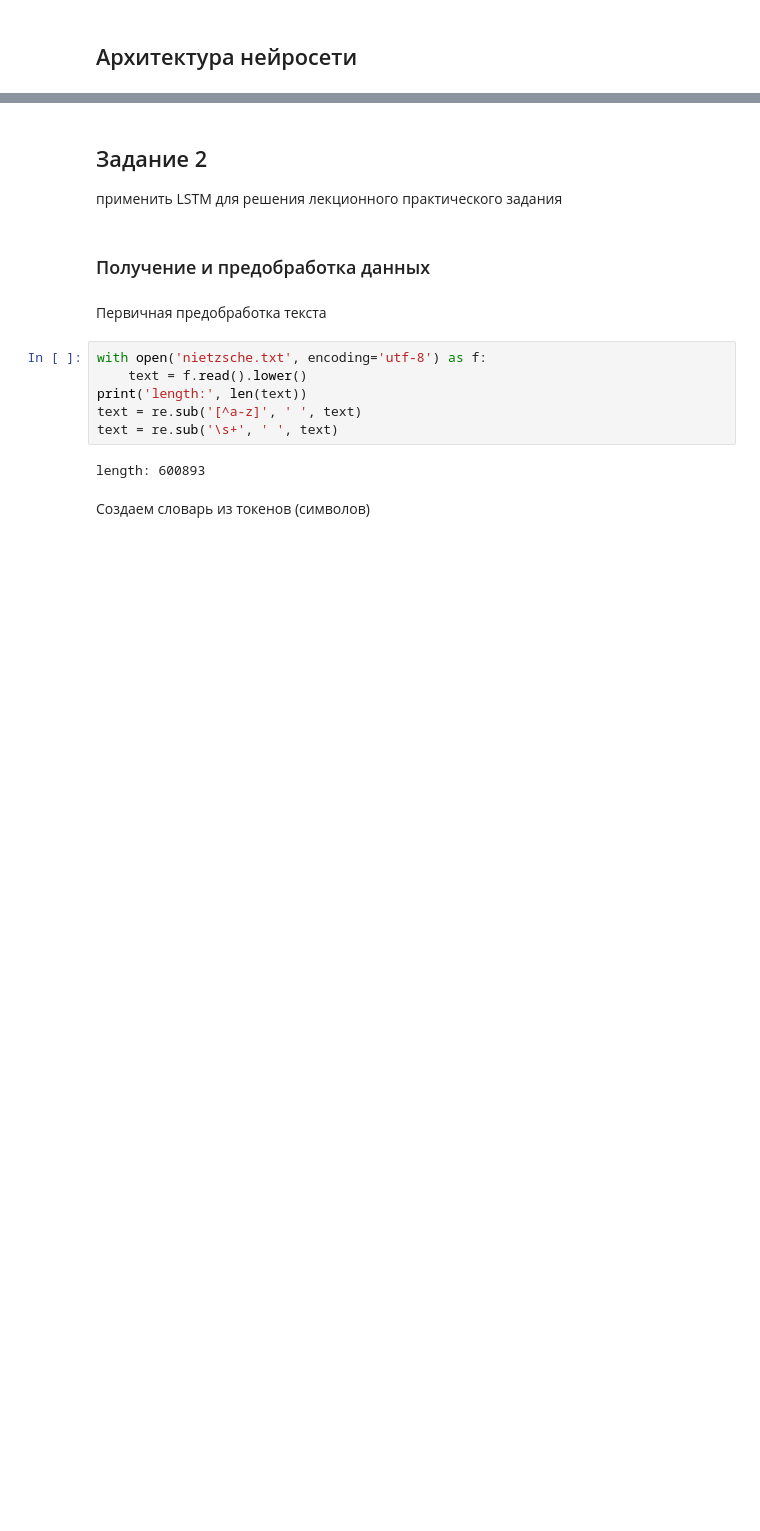
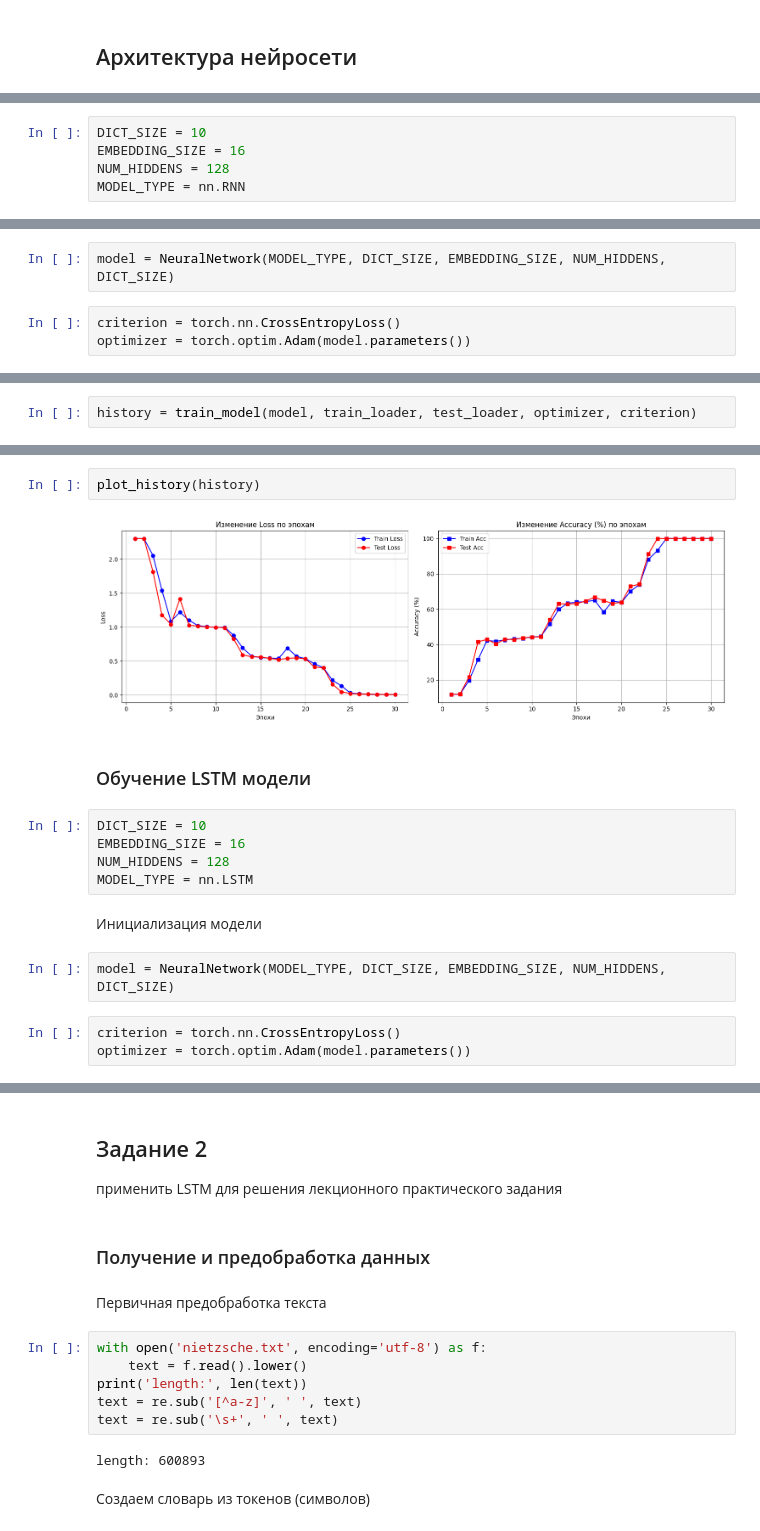
Before and after one commit to BalshowAndrew/pytorch_studying, a Jupyter notebook: rnn/HW_02_rnn.ipynb, the cells around one changed output, grey strips where cells are left out. Drawn from its saved outputs; the diff is of its cells as text; blank space fills up the shorter version.

```diff
--- a/rnn/HW_02_rnn.ipynb
+++ b/rnn/HW_02_rnn.ipynb
@@ -30,0 +231,5 @@ y1 = x1, y(i) = x(i) + x(1). Если y(i) >= 10, то y(i) = y(i) - 10
+# %%
+DICT_SIZE = 10
+EMBEDDING_SIZE = 16
+NUM_HIDDENS = 128
+MODEL_TYPE = nn.RNN
@@ -30,0 +238,5 @@ y1 = x1, y(i) = x(i) + x(1). Если y(i) >= 10, то y(i) = y(i) - 10
+# %%
+model = NeuralNetwork(MODEL_TYPE, DICT_SIZE, EMBEDDING_SIZE, NUM_HIDDENS, DICT_SIZE)
+# %%
+criterion = torch.nn.CrossEntropyLoss()
+optimizer = torch.optim.Adam(model.parameters())
@@ -30,0 +245,2 @@ y1 = x1, y(i) = x(i) + x(1). Если y(i) >= 10, то y(i) = y(i) - 10
+# %%
+history = train_model(model, train_loader, test_loader, optimizer, criterion)
@@ -30,0 +265,18 @@ y1 = x1, y(i) = x(i) + x(1). Если y(i) >= 10, то y(i) = y(i) - 10
+# %%
+plot_history(history)
+# %% [output]
+[figure, added]
+# %% [markdown]
+### Обучение LSTM модели
+# %%
+DICT_SIZE = 10
+EMBEDDING_SIZE = 16
+NUM_HIDDENS = 128
+MODEL_TYPE = nn.LSTM
+# %% [markdown]
+Инициализация модели
+# %%
+model = NeuralNetwork(MODEL_TYPE, DICT_SIZE, EMBEDDING_SIZE, NUM_HIDDENS, DICT_SIZE)
+# %%
+criterion = torch.nn.CrossEntropyLoss()
+optimizer = torch.optim.Adam(model.parameters())
```
Also changed, not shown: parts of 36 cells of this notebook.
